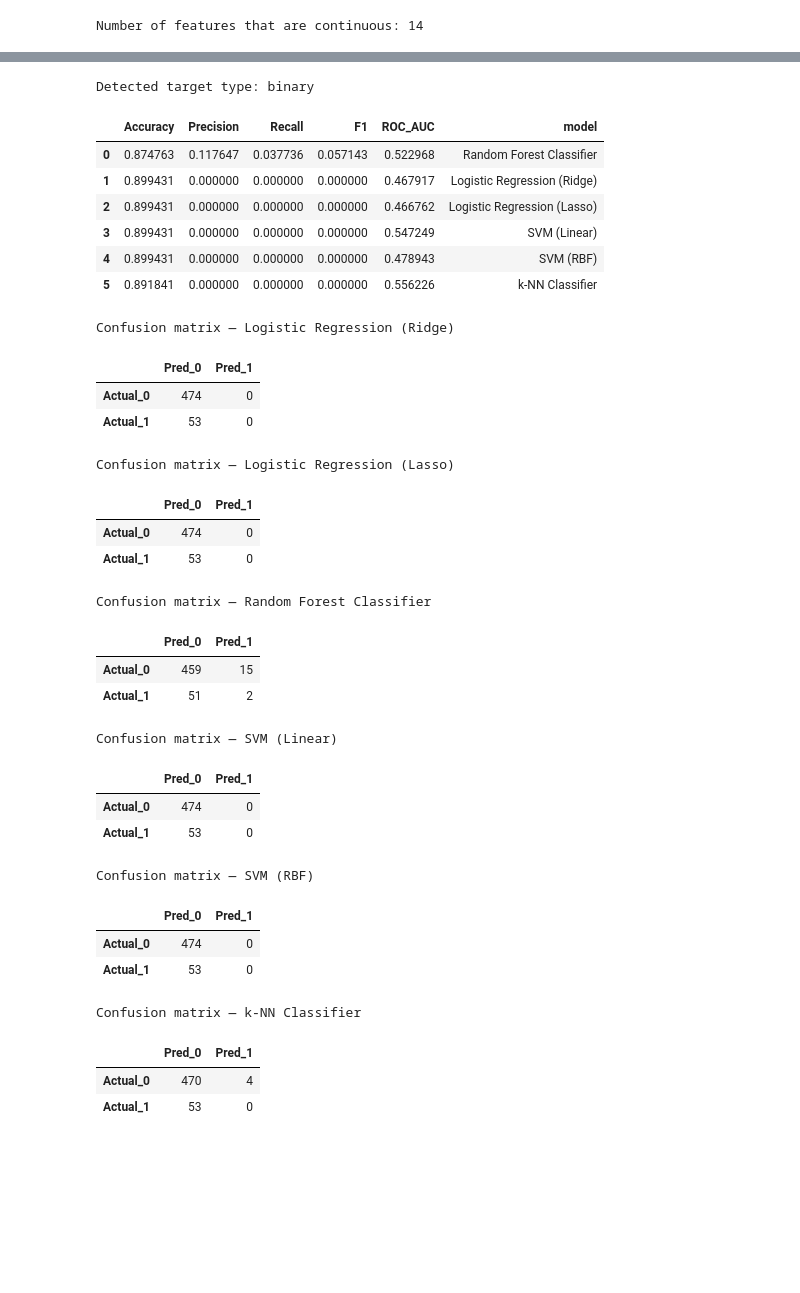
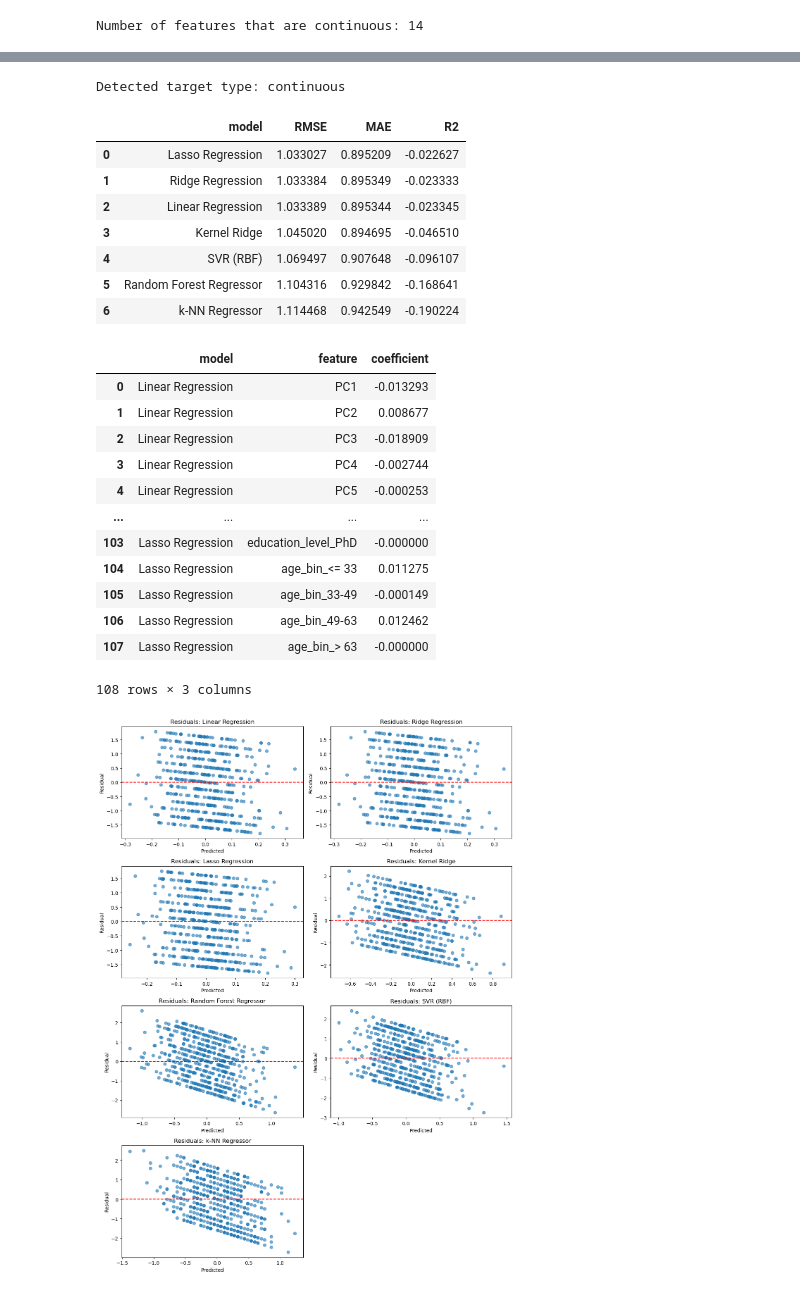
Before and after one commit to MauroPello/ENAC-ML4Science_LIPID, a Jupyter notebook: main.ipynb, the cells around one changed output, grey strips where cells are left out. Saved outputs shown, nothing was run; the diff lists cells and outputs as text; code cells hidden in the pictures; blank space fills up the shorter version.

```diff
--- a/main.ipynb
+++ b/main.ipynb
@@ -269,7 +272,7 @@ print(f"Final dataset shape: {df.shape}")
 # %% [output]
 Final dataset shape: (2631, 34)
 # %%
-features = build_feature_matrix(
+features = drop_extra_features(
     df,
     excluded_targets=POSSIBLE_TARGET_FEATURES,
 )
@@ -305,9 +303,9 @@ print(
 Number of features that are continuous: 14
 # %%
 target_feature = "GHQ12_score"
-target_feature = "heart_failure"
-target = df[target_feature]
+# target_feature = "heart_failure"
+features[target_feature] = df[target_feature]
 
 target_feature_type = determine_target_type(target_feature)
 if target_feature_type == "continuous":
-    target = (target - target.mean()) / target.std()
+    features[target_feature] = (features[target_feature] - features[target_feature].mean()) / features[target_feature].std()
@@ -314 +360,6 @@ if target_feature_type == "continuous":
+# %%
+for col in ALL_CATEGORICAL_FEATURES:
+    if col in features.columns and col:
+        dummies = pd.get_dummies(features[col], prefix=col)
+        features = pd.concat([features.drop(columns=[col]), dummies], axis=1)
 # %%
@@ -343,5 +408,5 @@ Insufficient data to compute VIF values for the current feature set.
 # %%
-model_results = run_modeling_suite(features, target, target_feature)
+model_results = run_modeling_suite(features, target_feature)
 
 target_type = model_results["target_type"]
 print(f"Detected target type: {target_type}")
@@ -368,62 +433,53 @@ if target_type == "continuous":
         rows = int(np.ceil(len(residual_plots_data) / cols))
         fig, axes = plt.subplots(rows, cols, figsize=(6 * cols, 4 * rows))
         axes = np.atleast_1d(axes).flatten()
         for ax, (model_name, payload) in zip(axes, residual_plots_data.items()):
             ax.scatter(payload["pred"], payload["resid"], alpha=0.6)
             ax.axhline(0, color="red", linestyle="--")
             ax.set_title(f"Residuals: {model_name}")
             ax.set_xlabel("Predicted")
             ax.set_ylabel("Residual")
         for ax in axes[len(residual_plots_data) :]:
             ax.set_visible(False)
         plt.tight_layout()
         plt.show()
     else:
         print("Residual plots were not generated.")
 else:
     classification_df = model_results.get("classification_results", pd.DataFrame())
     if not classification_df.empty:
         display(classification_df.reset_index(drop=True))
     else:
         print("No classification models produced results.")
 
     confusion_matrices = model_results.get("confusion_matrices", {})
     if confusion_matrices:
         for model_name, cm_df in confusion_matrices.items():
             print(f"Confusion matrix — {model_name}")
             display(cm_df)
     else:
         print("No confusion matrices available.")
 # %% [output]
-Detected target type: binary
+Detected target type: continuous
-|  | Accuracy | Precision | Recall | F1 | ROC_AUC | model |
-| 0 | 0.874763 | 0.117647 | 0.037736 | 0.057143 | 0.522968 | Random Forest Classifier |
-| 1 | 0.899431 | 0.000000 | 0.000000 | 0.000000 | 0.467917 | Logistic Regression (Ridge) |
-| 2 | 0.899431 | 0.000000 | 0.000000 | 0.000000 | 0.466762 | Logistic Regression (Lasso) |
-| 3 | 0.899431 | 0.000000 | 0.000000 | 0.000000 | 0.547249 | SVM (Linear) |
-| 4 | 0.899431 | 0.000000 | 0.000000 | 0.000000 | 0.478943 | SVM (RBF) |
-| 5 | 0.891841 | 0.000000 | 0.000000 | 0.000000 | 0.556226 | k-NN Classifier |
+|  | model | RMSE | MAE | R2 |
+| 0 | Lasso Regression | 1.033027 | 0.895209 | -0.022627 |
+| 1 | Ridge Regression | 1.033384 | 0.895349 | -0.023333 |
+| 2 | Linear Regression | 1.033389 | 0.895344 | -0.023345 |
+| 3 | Kernel Ridge | 1.045020 | 0.894695 | -0.046510 |
+| 4 | SVR (RBF) | 1.069497 | 0.907648 | -0.096107 |
+| 5 | Random Forest Regressor | 1.104316 | 0.929842 | -0.168641 |
+| 6 | k-NN Regressor | 1.114468 | 0.942549 | -0.190224 |
+|  | model | feature | coefficient |
+| 0 | Linear Regression | PC1 | -0.013293 |
+| 1 | Linear Regression | PC2 | 0.008677 |
+| 2 | Linear Regression | PC3 | -0.018909 |
+| 3 | Linear Regression | PC4 | -0.002744 |
+| 4 | Linear Regression | PC5 | -0.000253 |
+| ... | ... | ... | ... |
+| 103 | Lasso Regression | education_level_PhD | -0.000000 |
+| 104 | Lasso Regression | age_bin_<= 33 | 0.011275 |
+| 105 | Lasso Regression | age_bin_33-49 | -0.000149 |
+| 106 | Lasso Regression | age_bin_49-63 | 0.012462 |
+| 107 | Lasso Regression | age_bin_> 63 | -0.000000 |
-Confusion matrix — Logistic Regression (Ridge)
+108 rows × 3 columns
-|  | Pred_0 | Pred_1 |
-| Actual_0 | 474 | 0 |
-| Actual_1 | 53 | 0 |
-Confusion matrix — Logistic Regression (Lasso)
-|  | Pred_0 | Pred_1 |
-| Actual_0 | 474 | 0 |
-| Actual_1 | 53 | 0 |
-Confusion matrix — Random Forest Classifier
-|  | Pred_0 | Pred_1 |
-| Actual_0 | 459 | 15 |
-| Actual_1 | 51 | 2 |
-Confusion matrix — SVM (Linear)
-|  | Pred_0 | Pred_1 |
-| Actual_0 | 474 | 0 |
-| Actual_1 | 53 | 0 |
-Confusion matrix — SVM (RBF)
-|  | Pred_0 | Pred_1 |
-| Actual_0 | 474 | 0 |
-| Actual_1 | 53 | 0 |
-Confusion matrix — k-NN Classifier
-|  | Pred_0 | Pred_1 |
-| Actual_0 | 470 | 4 |
-| Actual_1 | 53 | 0 |
+[figure, added]
```
Also changed, not shown: parts of 6 cells of this notebook, 4 other files.
